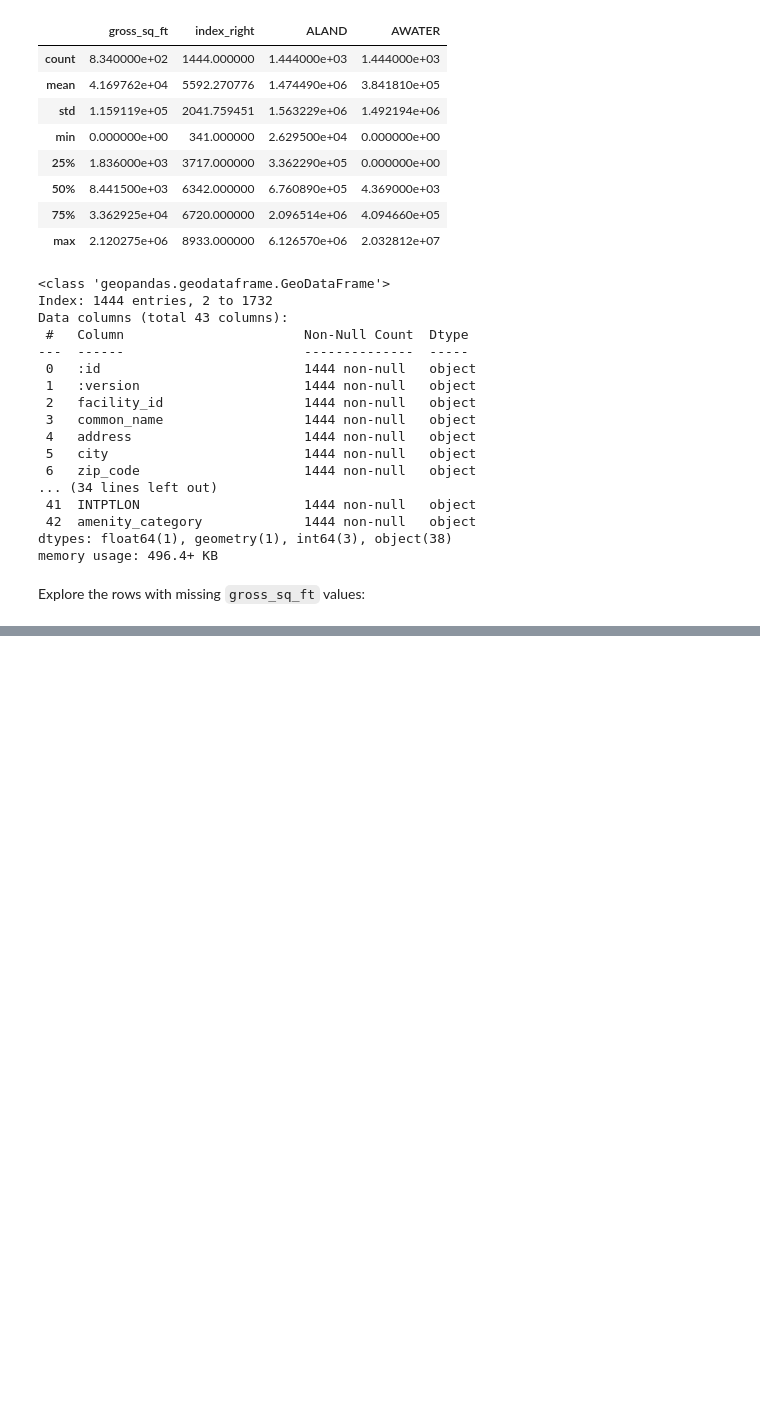
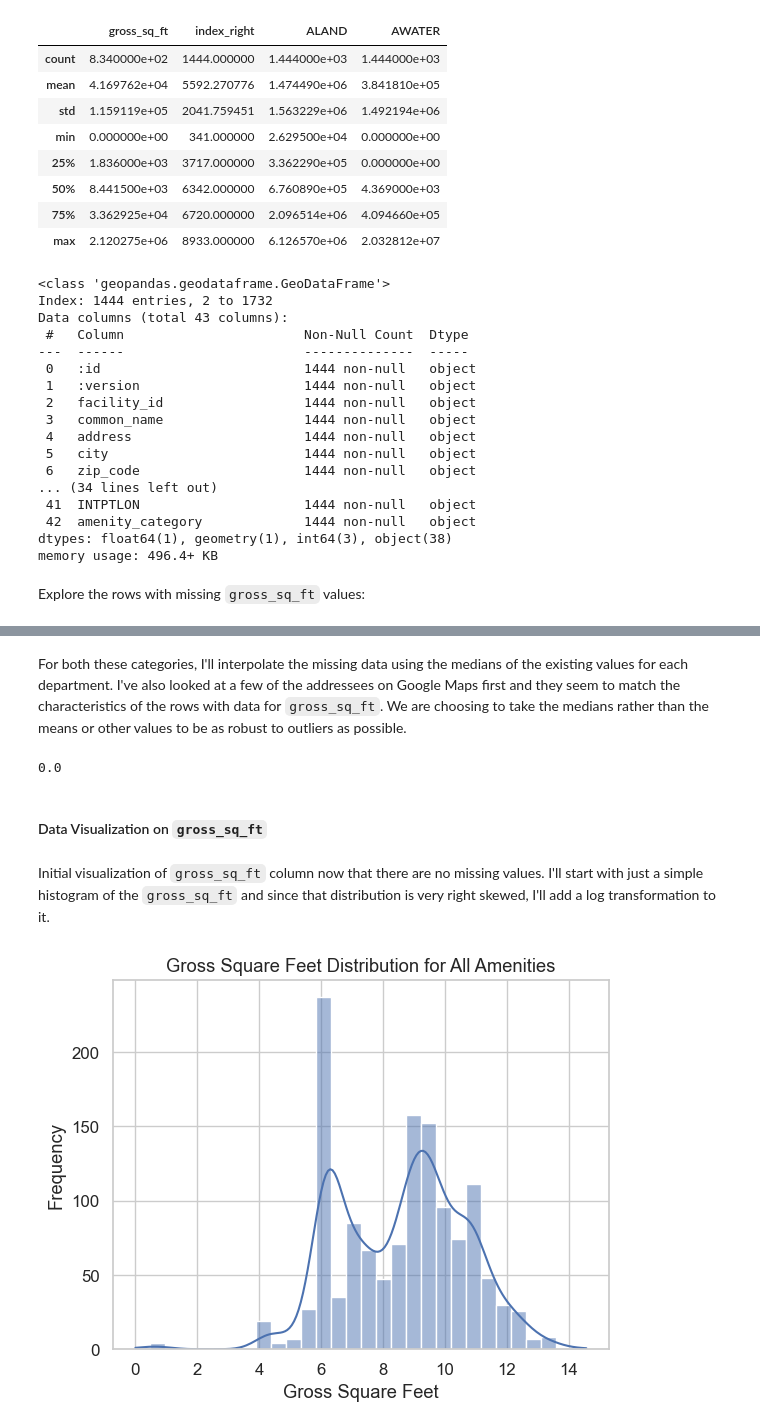
Before and after one commit to meganm2c/MTC-SF-Neighborhood-Amenity-Equity-Project, a Jupyter notebook: notebooks/City_Facilities_Data_Clean_Analysis.ipynb, the cells around one changed output, grey strips where cells are left out. Cells and saved outputs as stored; diff of their text form; code cells hidden in the pictures; blank space fills up the shorter version.

```diff
--- a/notebooks/City_Facilities_Data_Clean_Analysis.ipynb
+++ b/notebooks/City_Facilities_Data_Clean_Analysis.ipynb
@@ -345,0 +437,13 @@ city_facilities_sf_nodatetime
+# %%
+# remove Treasure Island address Ave M & 8TH TI ST because it doesn't exist in Google Maps anymore
+ti_mask = city_facilities_sf_nodatetime['address'].str.contains('Ave M & 8TH TI ST', na=False)
+city_facilities_sf_nodatetime = city_facilities_sf_nodatetime[~ti_mask].copy()
+
+# interpolate remaining missing Commercial gross_sq_ft with mean of existing Mayor category values
+mayor_mean = city_facilities_sf_nodatetime.loc[
+    (city_facilities_sf_nodatetime['department_name'] == 'Mayor') &   (city_facilities_sf_nodatetime['gross_sq_ft'].notna()),
+    'gross_sq_ft'
+].mean()
+
+mask = (city_facilities_sf_nodatetime['gross_sq_ft'].isna()) & (city_facilities_sf_nodatetime['department_name'] == 'Mayor')
+city_facilities_sf_nodatetime.loc[mask, 'gross_sq_ft'] = mayor_mean
@@ -345,0 +513,42 @@ city_facilities_sf_nodatetime
+# %% [markdown]
+For both these categories, I'll interpolate the missing data using the medians of the existing values for each department. I've also looked at a few of the addressees on Google Maps first and they seem to match the characteristics of the rows with data for `gross_sq_ft`. We are choosing to take the medians rather than the means or other values to be as robust to outliers as possible.
+# %%
+# fill in missing Infrastructure and Public Service gross_sq_ft with median values by department_name
+for category in ['Infrastructure', 'Public Services']:
+    dept_names = city_facilities_sf_nodatetime.loc[
+        city_facilities_sf_nodatetime['amenity_category'] == category, 'department_name'
+    ].unique()
+
+    for dept in dept_names:
+        median_value = city_facilities_sf_nodatetime.loc[
+            (city_facilities_sf_nodatetime['amenity_category'] == category) &
+            (city_facilities_sf_nodatetime['department_name'] == dept) &
+            (city_facilities_sf_nodatetime['gross_sq_ft'].notna()),
+            'gross_sq_ft'
+        ].median()
+
+        mask = (
+            (city_facilities_sf_nodatetime['amenity_category'] == category) &
+            (city_facilities_sf_nodatetime['department_name'] == dept) &
+            (city_facilities_sf_nodatetime['gross_sq_ft'].isna())
+        )
+
+        city_facilities_sf_nodatetime.loc[mask, 'gross_sq_ft'] = median_value
+
+# final check for any remaining missing gross_sq_ft values
+print(np.mean(city_facilities_sf_nodatetime['gross_sq_ft'].isna())) # should be 0.0 if all missing values have been filled
+# %% [output]
+0.0
+# %% [markdown]
+#### Data Visualization on `gross_sq_ft`
+# %% [markdown]
+Initial visualization of `gross_sq_ft` column now that there are no missing values. I'll start with just a simple histogram of the `gross_sq_ft` and since that distribution is very right skewed, I'll add a log transformation to it.
+# %%
+# analyze the gross_sq_ft distribution after for each amenity category
+sns.histplot(np.log1p(city_facilities_sf_nodatetime['gross_sq_ft']), bins=30, kde=True)
+plt.title(f'Gross Square Feet Distribution for All Amenities')
+plt.xlabel('Gross Square Feet')
+plt.ylabel('Frequency')
+plt.show()
+# %% [output]
+[figure, added]
```
Also changed, not shown: parts of 19 cells of this notebook, 4 other files.
